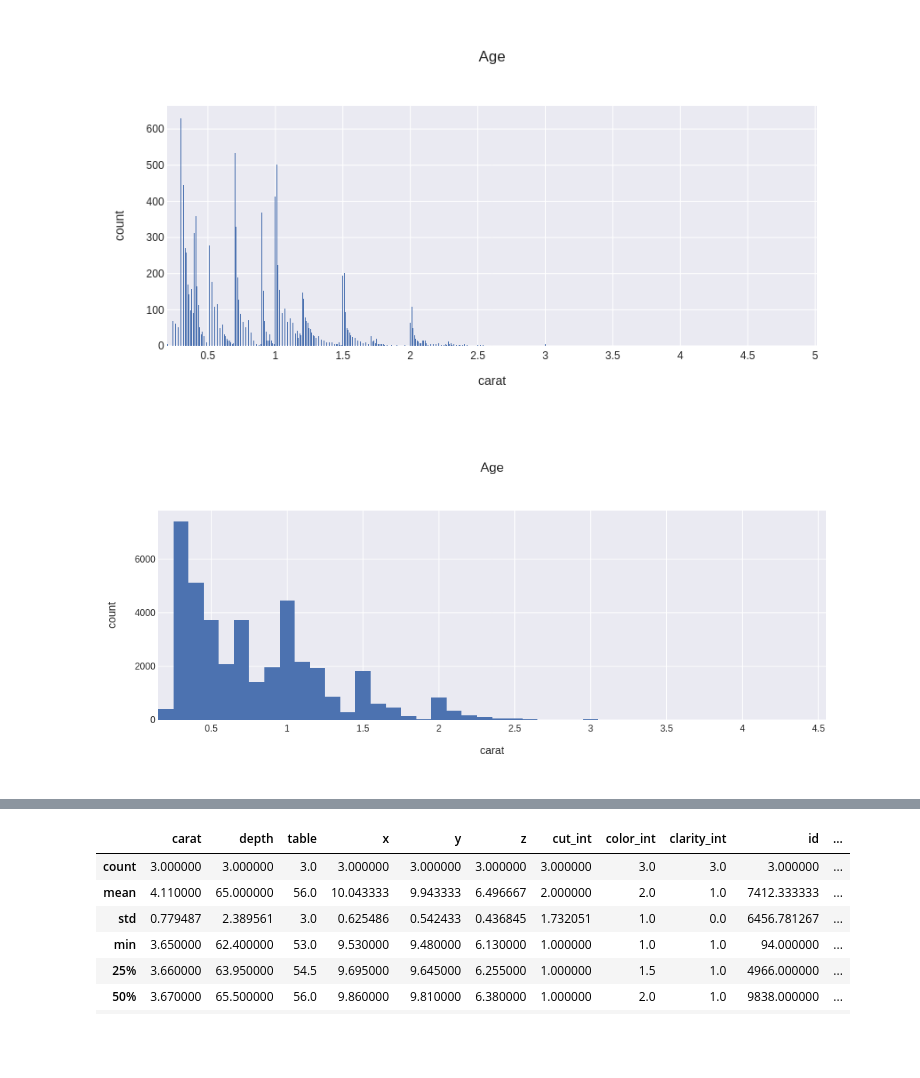
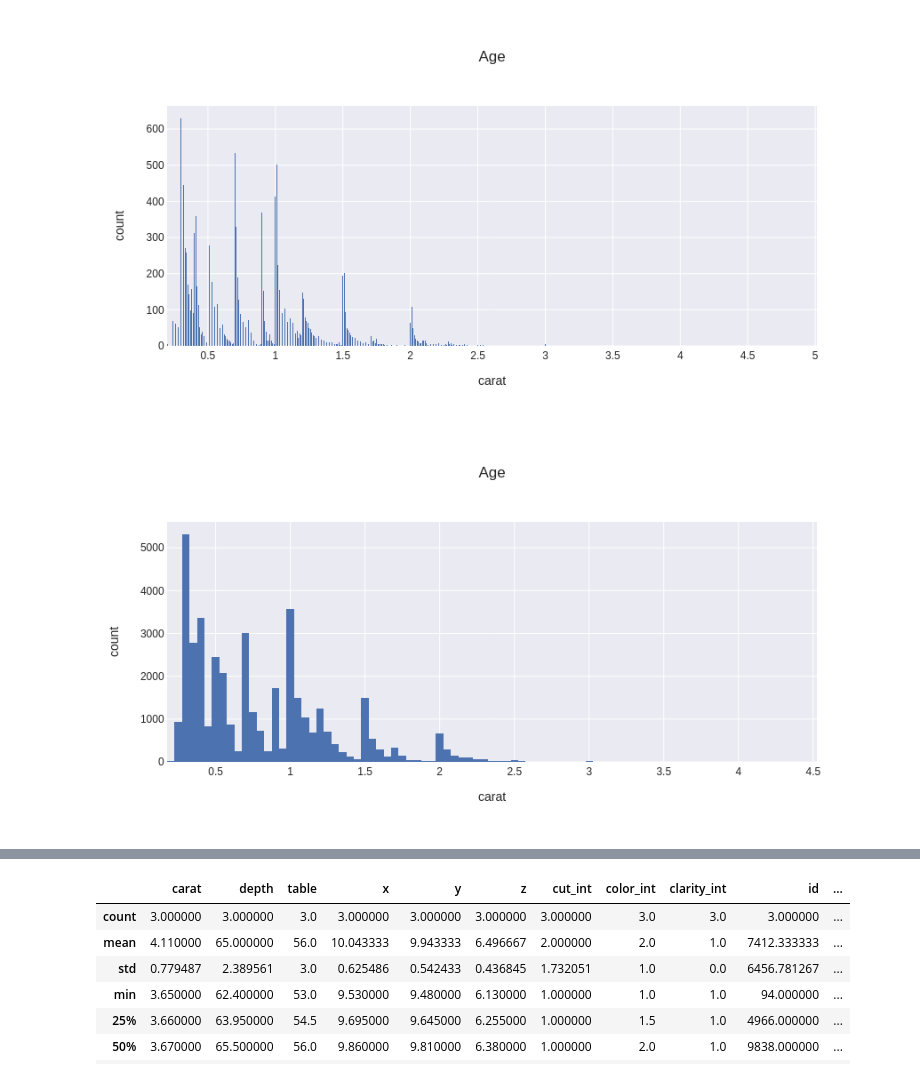
Before and after one commit to carpiero/Kaggle_Competition_Machine_Learning, a Jupyter notebook: notebooks/NotebookML002.ipynb, the cells around one changed output, grey strips where cells are left out. Saved outputs shown, nothing was run; the diff lists cells and outputs as text; code cells hidden in the pictures; blank space fills up the shorter version.

```diff
--- a/notebooks/NotebookML002.ipynb
+++ b/notebooks/NotebookML002.ipynb
@@ -800,10 +825,10 @@ fig.show()
 # %% [output]
 [figure]
 # %%
-fig=px.histogram(X, x='carat',nbins=50,template='seaborn',title='Age',barmode='group')
+fig=px.histogram(X, x='carat',nbins=500,template='seaborn',title='Age',barmode='group')
 fig.show()
 # %% [output]
-[figure, old version]
+[figure, new version]
 # %%
 data.loc[(data['carat']>=c1)&(data['carat']<c2)].describe()
 # %% [output]
```
Also changed, not shown: parts of 5 cells of this notebook, 5 other files.
